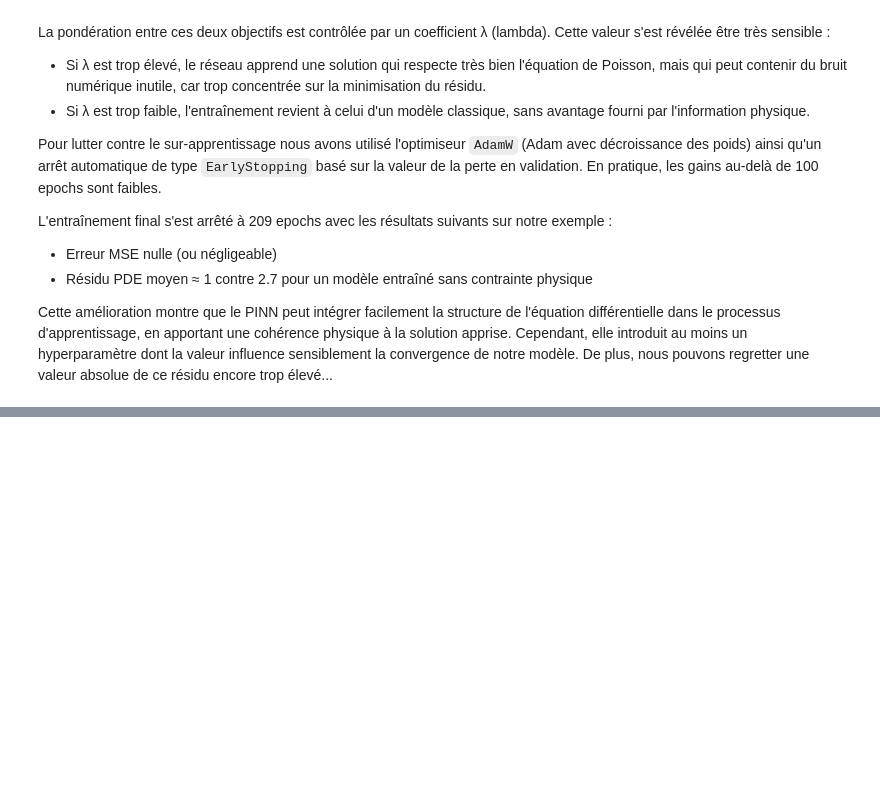
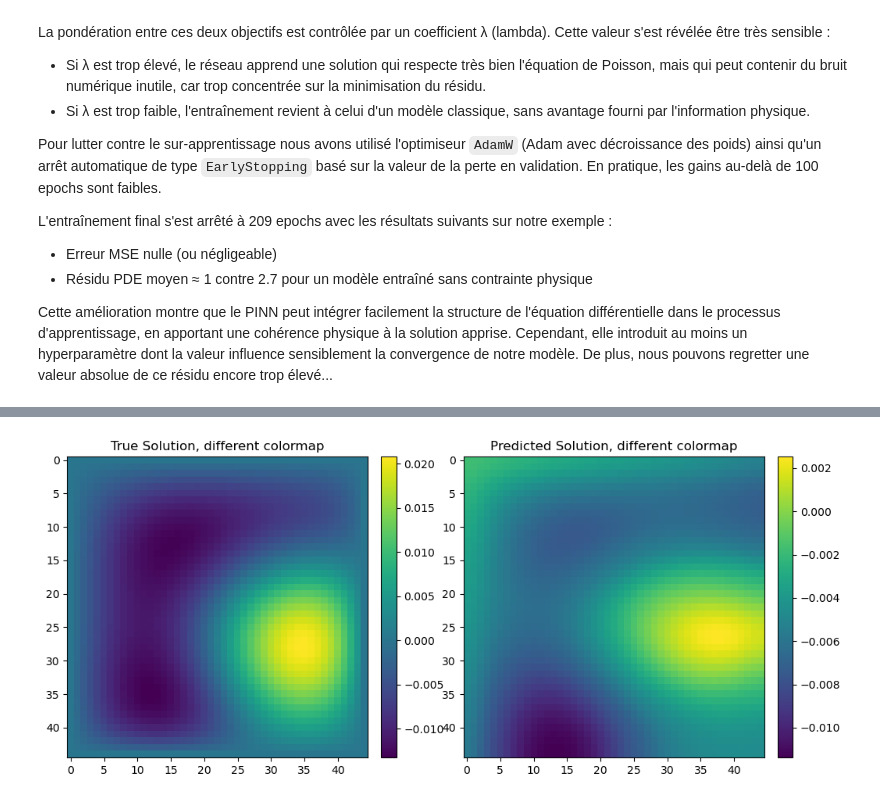
Before and after one commit to Edouard974/HybridML, a Jupyter notebook: poisson_ml_notebook.ipynb, the cells around one changed output, grey strips where cells are left out. Drawn from its saved outputs; the diff is of its cells as text; code cells hidden in the pictures; blank space fills up the shorter version.

```diff
--- a/poisson_ml_notebook.ipynb
+++ b/poisson_ml_notebook.ipynb
@@ -436,0 +446,17 @@ Cette amélioration montre que le PINN peut intégrer facilement la structure de
+# %%
+us_and_fs = [solve_poisson(a, b, GRID_SIZE) for a, b in X]
+u_solutions = np.array([sol[0].flatten() for sol in us_and_fs])
+f_sources   = np.array([sol[1].flatten() for sol in us_and_fs])
+
+# y = concat(u, f) pour chaque échantillon
+y_pinn = np.concatenate([u_solutions, f_sources], axis=1)  # shape: (num_samples, 2 * N*N)
+
+
+# Preprocessing
+# Train-test split
+X_train_pinn, X_test_pinn, y_train_pinn, y_test_pinn = train_test_split(X, y_pinn, test_size=0.2, random_state=42)
+
+# Scale features
+scaler = MinMaxScaler(feature_range=(0, 1))
+X_train_scaled = scaler.fit_transform(X_train_pinn)
+X_test_scaled = scaler.transform(X_test_pinn)
@@ -436,0 +617,69 @@ Cette amélioration montre que le PINN peut intégrer facilement la structure de
+# %%
+model.eval()
+y_preds = []
+y_trues = []
+
+with torch.no_grad():
+    for batch in test_loader:  # test_loader is a DataLoader of graph Data objects
+        batch = batch.to(device)
+        out = model(batch.x, batch.edge_index)
+        y_preds.append(out.cpu())
+        y_trues.append(batch.y.cpu())
+        break
+y_pred = torch.cat(y_preds, dim=0).numpy()
+y_true = torch.cat(y_trues, dim=0).numpy()
+
+from sklearn.metrics import mean_squared_error
+
+mse = mean_squared_error(y_true, y_pred)
+print(f"\nTest MSE: {mse:.7f}")
+
+sample_idx = 0
+#batch = test_loader[sample_idx].to(device)  # Unbatched single Data object
+with torch.no_grad():
+    for i, batch in enumerate(test_loader):  # test_loader is a DataLoader of graph Data objects
+        batch = batch.to(device)
+        pred = model(batch.x, batch.edge_index).cpu().numpy()
+        if i == 0:
+            break
+
+true_sol = batch.y.cpu().numpy()
+
+# Reshape to 2D grid
+#GRID_SIZE = int(np.sqrt(len(true_sol)))
+'''true_sol = true_sol[:GRID_SIZE**2].reshape(GRID_SIZE, GRID_SIZE)
+pred_sol = pred.reshape(GRID_SIZE, GRID_SIZE)
+true_sol_img = true_sol.reshape(GRID_SIZE, GRID_SIZE)
+pred_sol_img = pred_sol.reshape(GRID_SIZE, GRID_SIZE)
+'''
+shape1 = int(np.sqrt(true_sol.shape[0]))//2
+print(shape1)
+true_sol_img = true_sol[:2025].reshape(shape1, shape1)
+pred_sol_img = pred[:2025].reshape(shape1, shape1)
+fig, (ax1, ax2) = plt.subplots(1, 2, figsize=(12, 5))
+im1 = ax1.imshow(true_sol_img, cmap='viridis')
+fig.colorbar(im1, ax=ax1, fraction=0.046, pad=0.04)
+
+ax1.set_title('True Solution, different colormap')
+im2 = ax2.imshow(pred_sol_img, cmap='viridis')
+fig.colorbar(im2, ax=ax2, fraction=0.046, pad=0.04)
+
+ax2.set_title('Predicted Solution, different colormap')
+
+plt.show()
+vmin = min(true_sol_img.min(), pred_sol_img.min())
+vmax = max(true_sol_img.max(), pred_sol_img.max())
+
+fig, (ax1, ax2) = plt.subplots(1, 2, figsize=(12, 5))
+
+im1 = ax1.imshow(true_sol_img, cmap='viridis', vmin=vmin, vmax=vmax)
+ax1.set_title('True Solution, same colormap')
+
+im2 = ax2.imshow(pred_sol_img, cmap='viridis', vmin=vmin, vmax=vmax)
+ax2.set_title('Predicted Solution, same colormap')
+
+# Create one shared colorbar
+fig.colorbar(im1, ax=[ax1, ax2], orientation='vertical', fraction=0.046, pad=0.04)
+
+plt.show()
+# %% [output]
@@ -436,0 +688 @@ Cette amélioration montre que le PINN peut intégrer facilement la structure de
+[figure, added]
```
Also changed, not shown: parts of 9 cells of this notebook.
